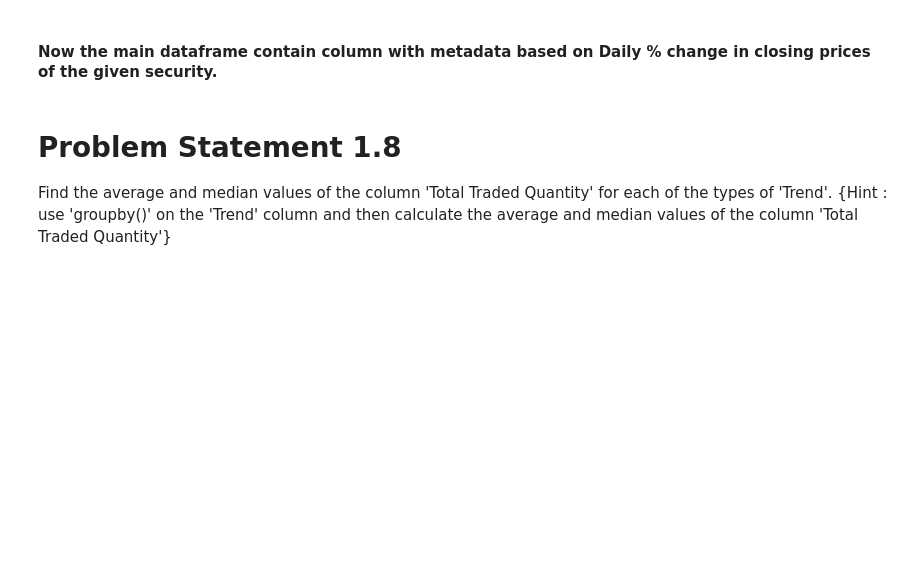
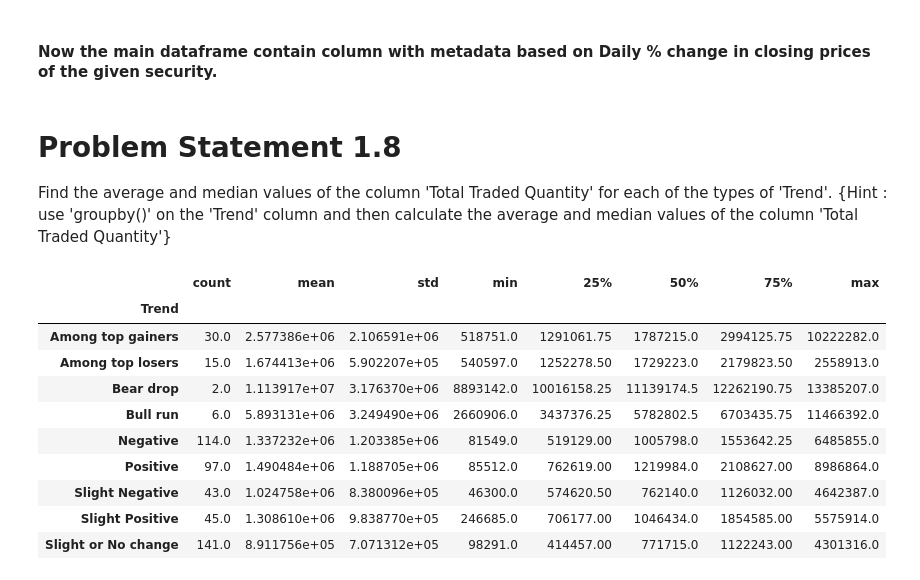
Before and after one commit to atkrish0/securitized-asset-analysis, a Jupyter notebook: 1 - EDA with Pandas(MINDTREE).ipynb, the cells around one changed output. Drawn from its saved outputs; the diff is of its cells as text; code cells hidden in the pictures; blank space fills up the shorter version.

Commit message:
Desc stats on volume data based on attributed metadata

```diff
--- a/1 - EDA with Pandas(MINDTREE).ipynb
+++ b/1 - EDA with Pandas(MINDTREE).ipynb
@@ -631,0 +634,14 @@ Find the average and median values of the column 'Total Traded Quantity' for eac
+# %%
+data['Total Traded Quantity'].groupby(data['Trend']).describe()
+# %% [output]
+|  | count | mean | std | min | 25% | 50% | 75% | max |
+| Trend |  |  |  |  |  |  |  |  |
+| Among top gainers | 30.0 | 2.577386e+06 | 2.106591e+06 | 518751.0 | 1291061.75 | 1787215.0 | 2994125.75 | 10222282.0 |
+| Among top losers | 15.0 | 1.674413e+06 | 5.902207e+05 | 540597.0 | 1252278.50 | 1729223.0 | 2179823.50 | 2558913.0 |
+| Bear drop | 2.0 | 1.113917e+07 | 3.176370e+06 | 8893142.0 | 10016158.25 | 11139174.5 | 12262190.75 | 13385207.0 |
+| Bull run | 6.0 | 5.893131e+06 | 3.249490e+06 | 2660906.0 | 3437376.25 | 5782802.5 | 6703435.75 | 11466392.0 |
+| Negative | 114.0 | 1.337232e+06 | 1.203385e+06 | 81549.0 | 519129.00 | 1005798.0 | 1553642.25 | 6485855.0 |
+| Positive | 97.0 | 1.490484e+06 | 1.188705e+06 | 85512.0 | 762619.00 | 1219984.0 | 2108627.00 | 8986864.0 |
+| Slight Negative | 43.0 | 1.024758e+06 | 8.380096e+05 | 46300.0 | 574620.50 | 762140.0 | 1126032.00 | 4642387.0 |
+| Slight Positive | 45.0 | 1.308610e+06 | 9.838770e+05 | 246685.0 | 706177.00 | 1046434.0 | 1854585.00 | 5575914.0 |
+| Slight or No change | 141.0 | 8.911756e+05 | 7.071312e+05 | 98291.0 | 414457.00 | 771715.0 | 1122243.00 | 4301316.0 |
```
Also changed, not shown: parts of 3 cells of this notebook.
